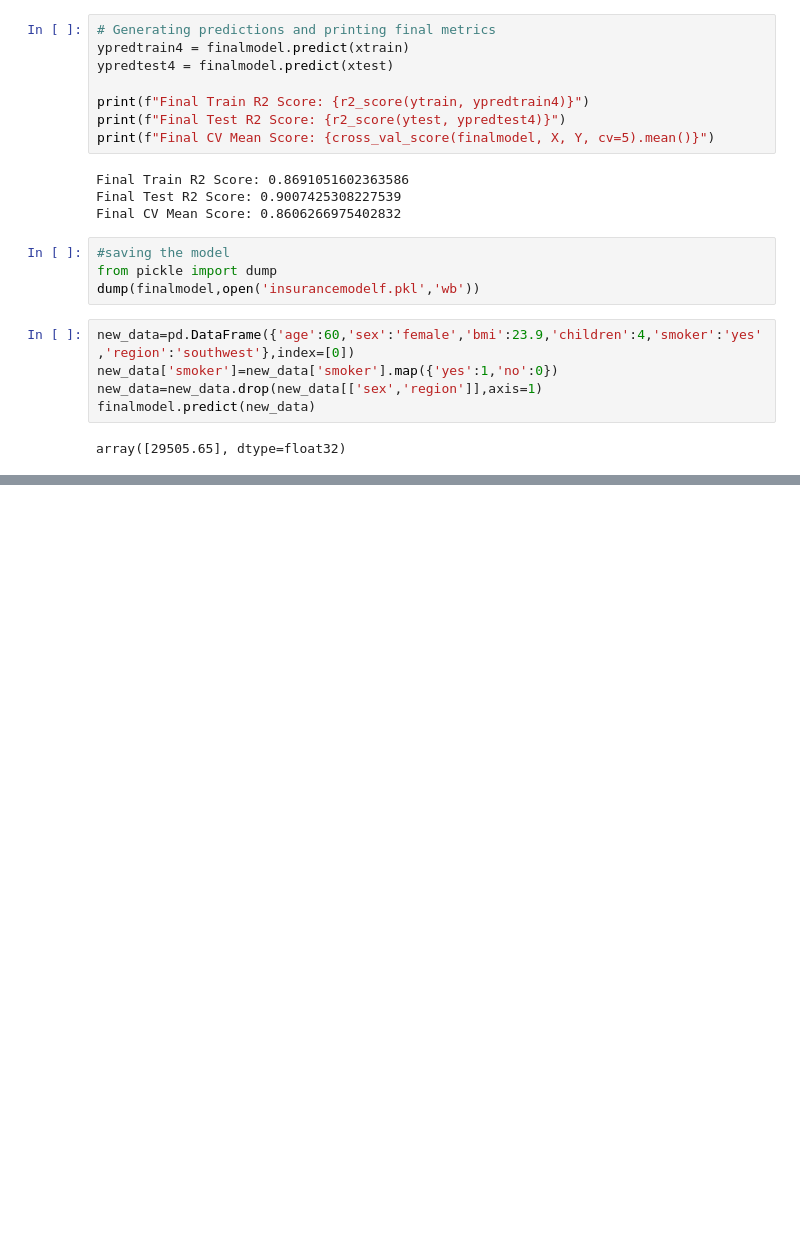
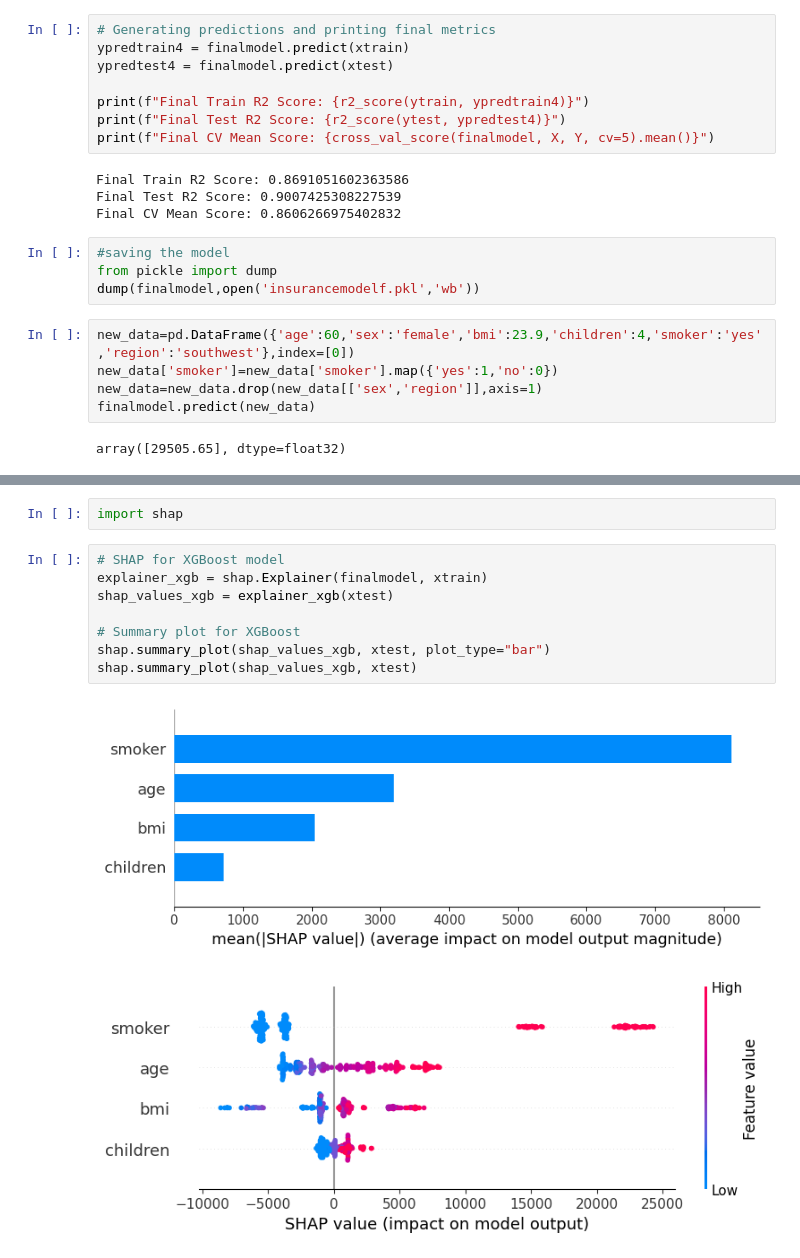
Before and after one commit to anthonybyamugisha/Insurance-Cost-Prediction-Model, a Jupyter notebook: insurance_cost.ipynb, the cells around one changed output, grey strips where cells are left out. Saved outputs shown, nothing was run; the diff lists cells and outputs as text; blank space fills up the shorter version.

```diff
--- a/insurance_cost.ipynb
+++ b/insurance_cost.ipynb
@@ -520,0 +585,13 @@ array([29505.65], dtype=float32)
+# %%
+import shap
+# %%
+# SHAP for XGBoost model
+explainer_xgb = shap.Explainer(finalmodel, xtrain)
+shap_values_xgb = explainer_xgb(xtest)
+
+# Summary plot for XGBoost
+shap.summary_plot(shap_values_xgb, xtest, plot_type="bar")
+shap.summary_plot(shap_values_xgb, xtest)
+# %% [output]
+[figure, added]
+[figure, added]
```
Also changed, not shown: parts of 12 cells of this notebook, 1 other file.
